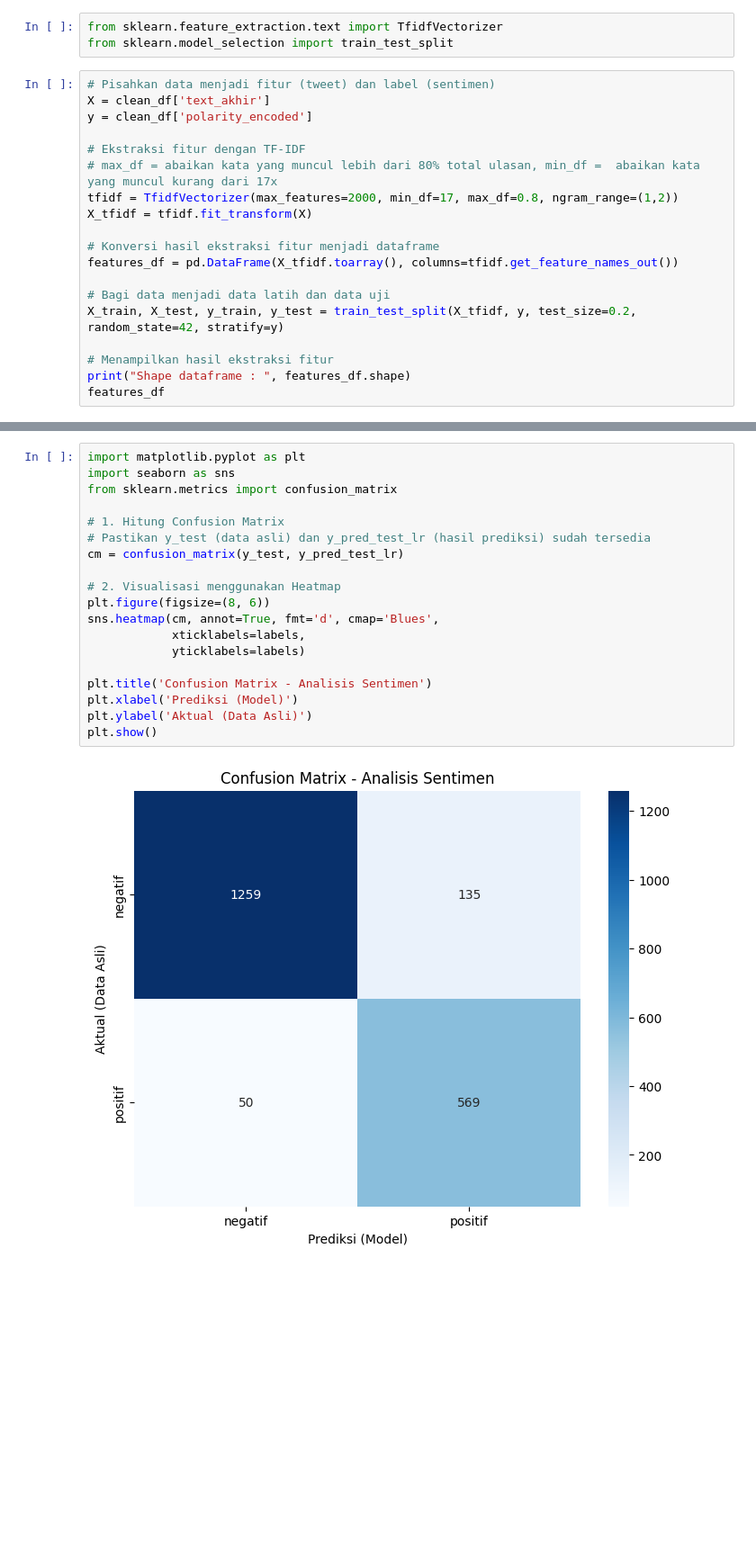
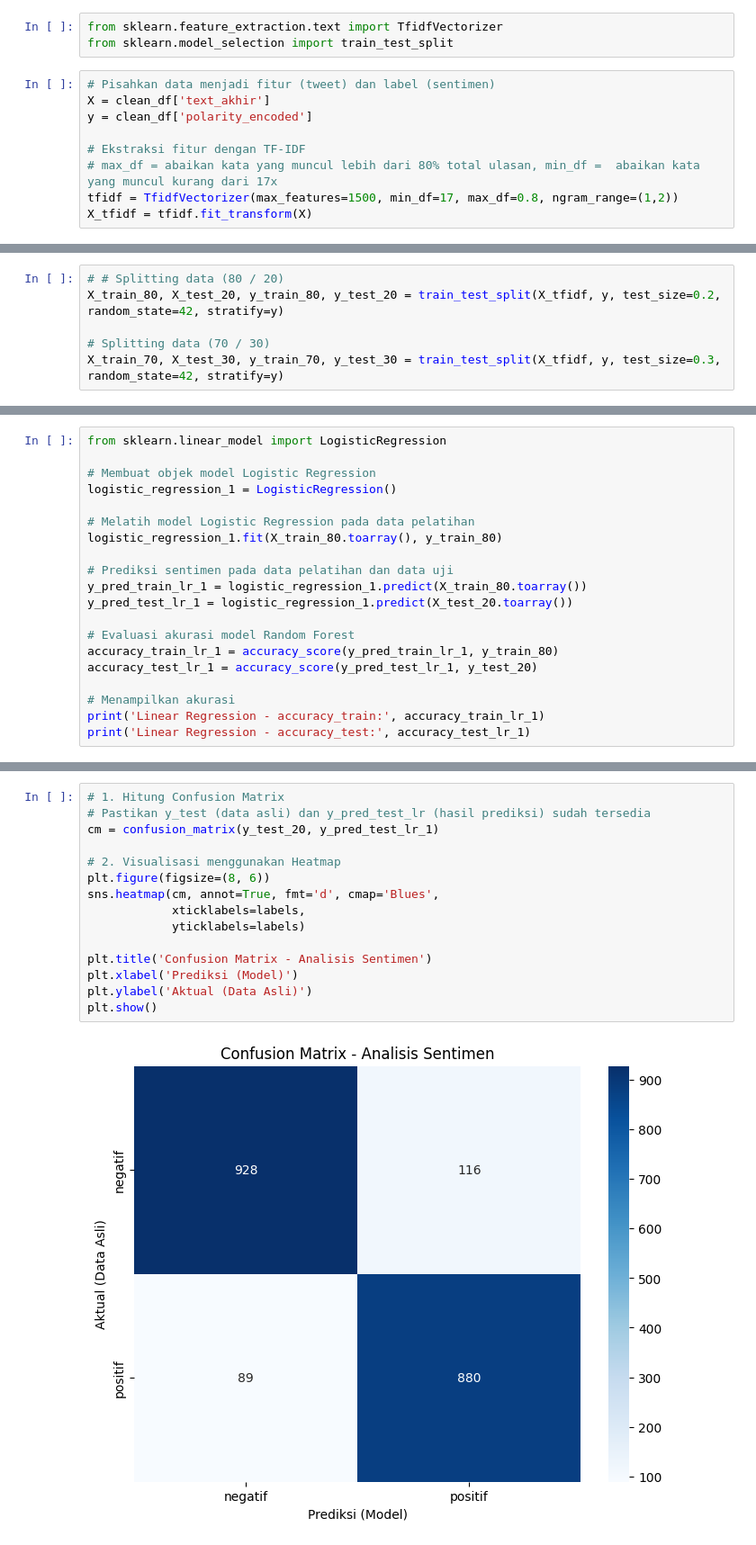
Before and after one commit to Dhlih/Submission-Dicoding-Analisis-Sentimen, a Jupyter notebook: Pelatihan_Model.ipynb, the cells around one changed output, grey strips where cells are left out. Shown at 90% size. Drawn from its saved outputs; the diff is of its cells as text; blank space fills up the shorter version.

Commit message:
Good model performance

```diff
--- a/Pelatihan_Model.ipynb
+++ b/Pelatihan_Model.ipynb
@@ -349,16 +365,6 @@ y = clean_df['polarity_encoded']
 
 # Ekstraksi fitur dengan TF-IDF
 # max_df = abaikan kata yang muncul lebih dari 80% total ulasan, min_df =  abaikan kata yang muncul kurang dari 17x
-tfidf = TfidfVectorizer(max_features=2000, min_df=17, max_df=0.8, ngram_range=(1,2))
+tfidf = TfidfVectorizer(max_features=1500, min_df=17, max_df=0.8, ngram_range=(1,2))
 X_tfidf = tfidf.fit_transform(X)
-
-# Konversi hasil ekstraksi fitur menjadi dataframe
-features_df = pd.DataFrame(X_tfidf.toarray(), columns=tfidf.get_feature_names_out())
-
-# Bagi data menjadi data latih dan data uji
-X_train, X_test, y_train, y_test = train_test_split(X_tfidf, y, test_size=0.2, random_state=42, stratify=y)
-
-# Menampilkan hasil ekstraksi fitur
-print("Shape dataframe : ", features_df.shape)
-features_df
 # %% [output]
@@ -381 +405,7 @@ Shape dataframe :  (10065, 1983)
+# %%
+# # Splitting data (80 / 20)
+X_train_80, X_test_20, y_train_80, y_test_20 = train_test_split(X_tfidf, y, test_size=0.2, random_state=42, stratify=y)
+
+# Splitting data (70 / 30)
+X_train_70, X_test_30, y_train_70, y_test_30 = train_test_split(X_tfidf, y, test_size=0.3, random_state=42, stratify=y)
 # %% [markdown]
@@ -382,0 +413,20 @@ Shape dataframe :  (10065, 1983)
+# %%
+from sklearn.linear_model import LogisticRegression
+
+# Membuat objek model Logistic Regression
+logistic_regression_1 = LogisticRegression()
+
+# Melatih model Logistic Regression pada data pelatihan
+logistic_regression_1.fit(X_train_80.toarray(), y_train_80)
+
+# Prediksi sentimen pada data pelatihan dan data uji
+y_pred_train_lr_1 = logistic_regression_1.predict(X_train_80.toarray())
+y_pred_test_lr_1 = logistic_regression_1.predict(X_test_20.toarray())
+
+# Evaluasi akurasi model Random Forest
+accuracy_train_lr_1 = accuracy_score(y_pred_train_lr_1, y_train_80)
+accuracy_test_lr_1 = accuracy_score(y_pred_test_lr_1, y_test_20)
+
+# Menampilkan akurasi
+print('Linear Regression - accuracy_train:', accuracy_train_lr_1)
+print('Linear Regression - accuracy_test:', accuracy_test_lr_1)
@@ -423,21 +503,17 @@ weighted avg       0.91      0.91      0.91      2013
 # %%
-import matplotlib.pyplot as plt
-import seaborn as sns
-from sklearn.metrics import confusion_matrix
-
 # 1. Hitung Confusion Matrix
 # Pastikan y_test (data asli) dan y_pred_test_lr (hasil prediksi) sudah tersedia
-cm = confusion_matrix(y_test, y_pred_test_lr)
+cm = confusion_matrix(y_test_20, y_pred_test_lr_1)
 
 # 2. Visualisasi menggunakan Heatmap
 plt.figure(figsize=(8, 6))
 sns.heatmap(cm, annot=True, fmt='d', cmap='Blues',
             xticklabels=labels,
             yticklabels=labels)
 
 plt.title('Confusion Matrix - Analisis Sentimen')
 plt.xlabel('Prediksi (Model)')
 plt.ylabel('Aktual (Data Asli)')
 plt.show()
 # %% [output]
-[figure, old version]
+[figure, new version]
```
Also changed, not shown: parts of 30 cells of this notebook.
